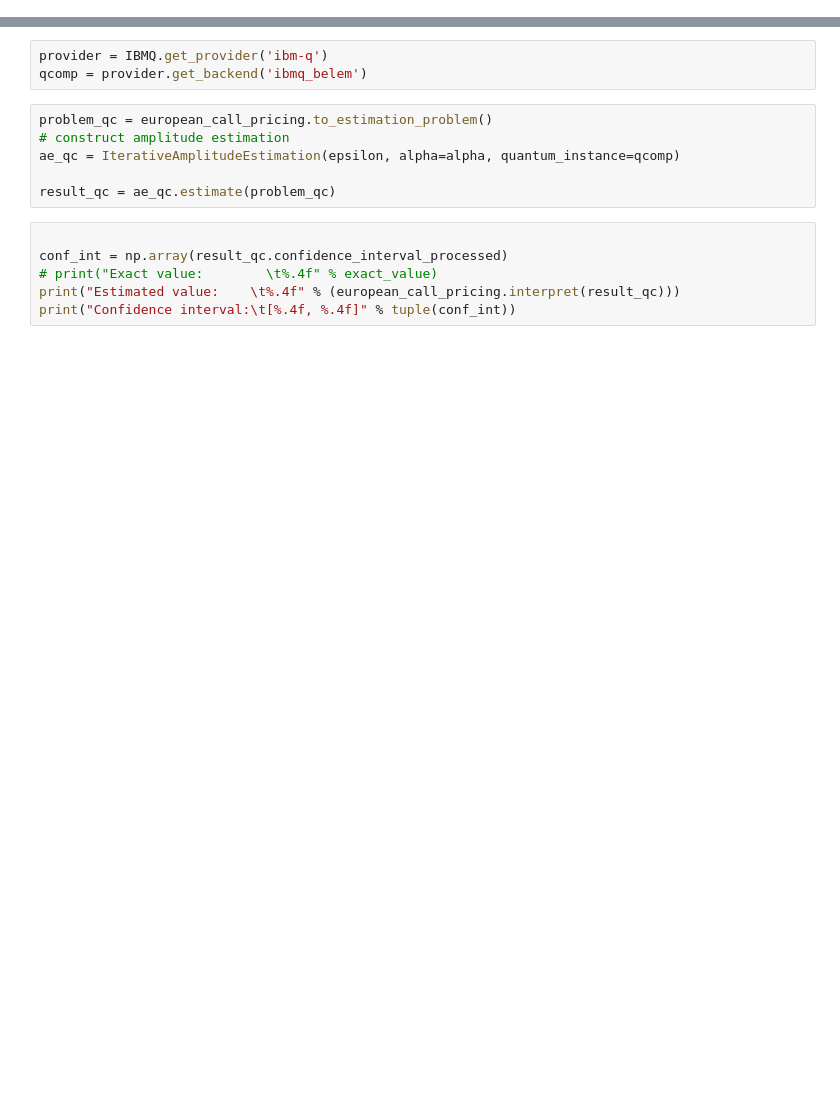
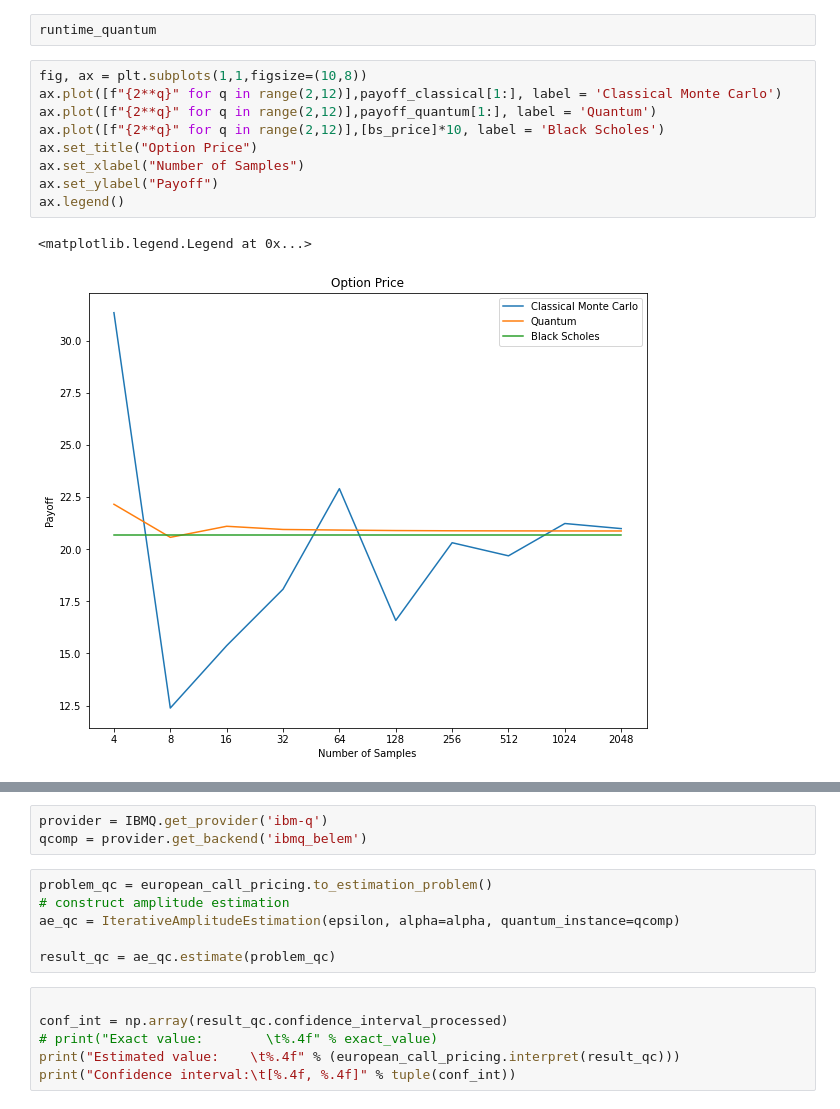
Before and after one commit to zeshengli98/Quantum-Computing, a Jupyter notebook: Options Pricing.ipynb, the cells around one changed output, grey strips where cells are left out. Drawn from its saved outputs; the diff is of its cells as text; blank space fills up the shorter version.

```diff
--- a/Options Pricing.ipynb
+++ b/Options Pricing.ipynb
@@ -12,0 +288,14 @@ from qiskit_finance.circuit.library import LogNormalDistribution
+# %%
+runtime_quantum
+# %%
+fig, ax = plt.subplots(1,1,figsize=(10,8))
+ax.plot([f"{2**q}" for q in range(2,12)],payoff_classical[1:], label = 'Classical Monte Carlo')
+ax.plot([f"{2**q}" for q in range(2,12)],payoff_quantum[1:], label = 'Quantum')
+ax.plot([f"{2**q}" for q in range(2,12)],[bs_price]*10, label = 'Black Scholes')
+ax.set_title("Option Price")
+ax.set_xlabel("Number of Samples")
+ax.set_ylabel("Payoff")
+ax.legend()
+# %% [output]
+<matplotlib.legend.Legend at 0x...>
+[figure, added]
```
Also changed, not shown: parts of 64 cells of this notebook.
